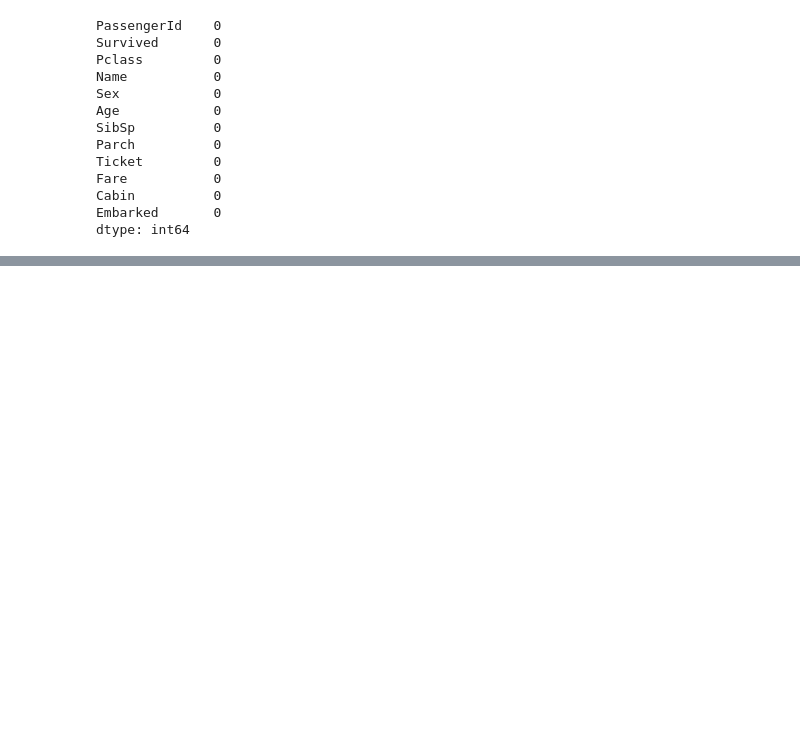
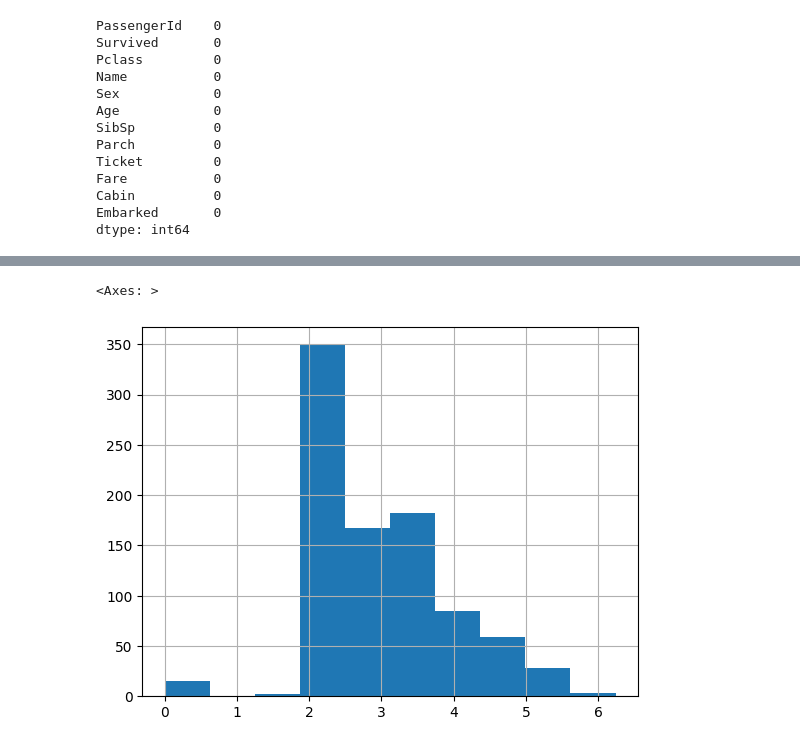
Before and after one commit to AsokTamang/nlp_classification, a Jupyter notebook: titanic-notebook.ipynb, the cells around one changed output, grey strips where cells are left out. Cells and saved outputs as stored; diff of their text form; code cells hidden in the pictures; blank space fills up the shorter version.

```diff
--- a/titanic-notebook.ipynb
+++ b/titanic-notebook.ipynb
@@ -74,0 +105,5 @@ dtype: int64
+# %%
+df['fare'].hist()
+# %% [output]
+<Axes: >
+[figure, added]
```
Also changed, not shown: parts of 5 cells of this notebook.
